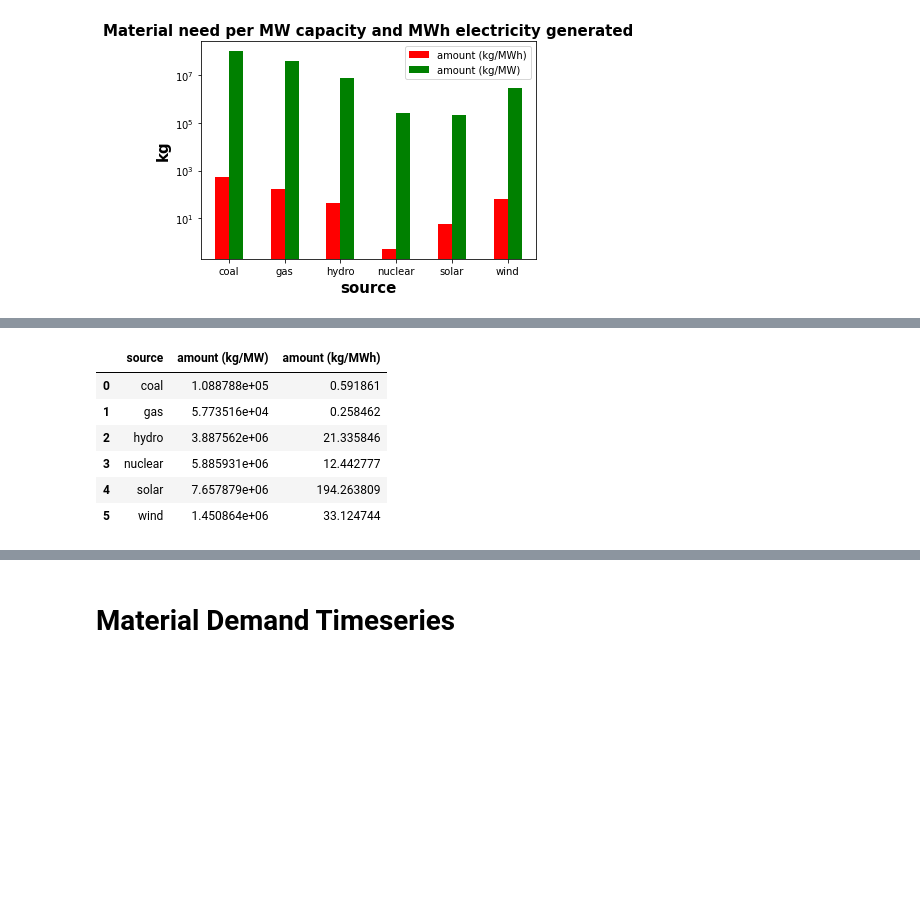
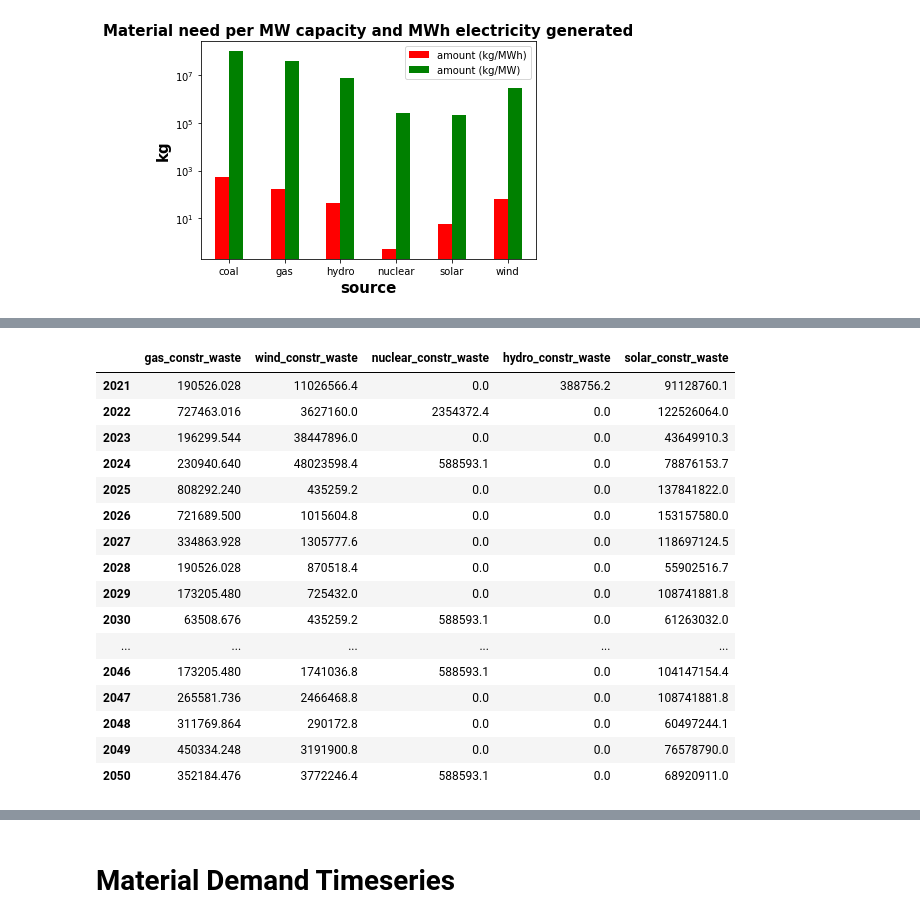
Before and after one commit to di212/mining_waste, a Jupyter notebook: get_material_flows (1).ipynb, the cells around one changed output, grey strips where cells are left out. Cells and saved outputs as stored; diff of their text form; code cells hidden in the pictures; blank space fills up the shorter version.

```diff
--- a/get_material_flows (1).ipynb
+++ b/get_material_flows (1).ipynb
@@ -274,17 +280,29 @@ dtype: float64
 # %%
 total_front_waste
 annual_constr_waste=constructions*[5.773516e+04, 1.450864e+06, 5.885931e+06, 3.887562e+06, 7.657879e+06]
-annual_constr_waste_tot = annual_constr_waste.sum(axis=1) #in tons
-annual_constr_waste_tot.to_frame()
-annual_constr_waste_tot
+#annual_constr_waste_tot = annual_constr_waste.sum(axis=1) #in tons
+#annual_constr_waste_tot = annual_constr_waste_tot.to_frame()
+#annual_constr_waste_tot.columns= ['constr_waste']
+annual_constr_waste.columns = ['gas_constr_waste', 'wind_constr_waste', 'nuclear_constr_waste','hydro_constr_waste','solar_constr_waste']
+annual_constr_waste
 # %% [output]
-|  | source | amount (kg/MW) | amount (kg/MWh) |
-| 0 | coal | 1.088788e+05 | 0.591861 |
-| 1 | gas | 5.773516e+04 | 0.258462 |
-| 2 | hydro | 3.887562e+06 | 21.335846 |
-| 3 | nuclear | 5.885931e+06 | 12.442777 |
-| 4 | solar | 7.657879e+06 | 194.263809 |
-| 5 | wind | 1.450864e+06 | 33.124744 |
+|  | gas_constr_waste | wind_constr_waste | nuclear_constr_waste | hydro_constr_waste | solar_constr_waste |
+| 2021 | 190526.028 | 11026566.4 | 0.0 | 388756.2 | 91128760.1 |
+| 2022 | 727463.016 | 3627160.0 | 2354372.4 | 0.0 | 122526064.0 |
+| 2023 | 196299.544 | 38447896.0 | 0.0 | 0.0 | 43649910.3 |
+| 2024 | 230940.640 | 48023598.4 | 588593.1 | 0.0 | 78876153.7 |
+| 2025 | 808292.240 | 435259.2 | 0.0 | 0.0 | 137841822.0 |
+| 2026 | 721689.500 | 1015604.8 | 0.0 | 0.0 | 153157580.0 |
+| 2027 | 334863.928 | 1305777.6 | 0.0 | 0.0 | 118697124.5 |
+| 2028 | 190526.028 | 870518.4 | 0.0 | 0.0 | 55902516.7 |
+| 2029 | 173205.480 | 725432.0 | 0.0 | 0.0 | 108741881.8 |
+| 2030 | 63508.676 | 435259.2 | 588593.1 | 0.0 | 61263032.0 |
+| ... | ... | ... | ... | ... | ... |
+| 2046 | 173205.480 | 1741036.8 | 588593.1 | 0.0 | 104147154.4 |
+| 2047 | 265581.736 | 2466468.8 | 0.0 | 0.0 | 108741881.8 |
+| 2048 | 311769.864 | 290172.8 | 0.0 | 0.0 | 60497244.1 |
+| 2049 | 450334.248 | 3191900.8 | 0.0 | 0.0 | 76578790.0 |
+| 2050 | 352184.476 | 3772246.4 | 588593.1 | 0.0 | 68920911.0 |
 # %%
 total_oper_need
 annual_oper_need=gen*1000*[545,172.8,0.075434,0.097416,0, 0.175951]
```
Also changed, not shown: parts of 52 cells of this notebook, 8 other files.
